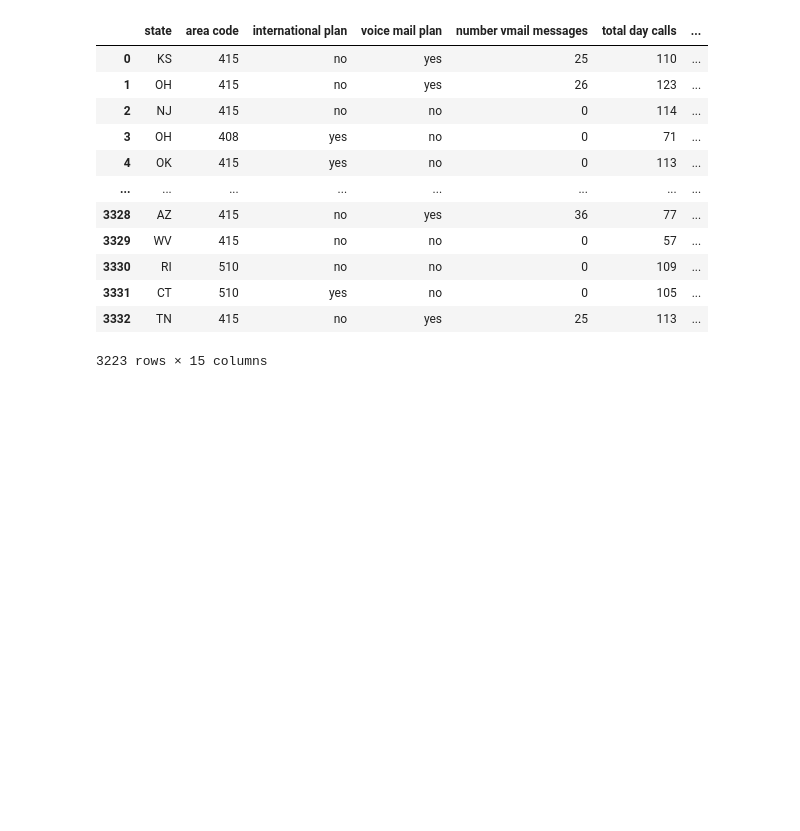
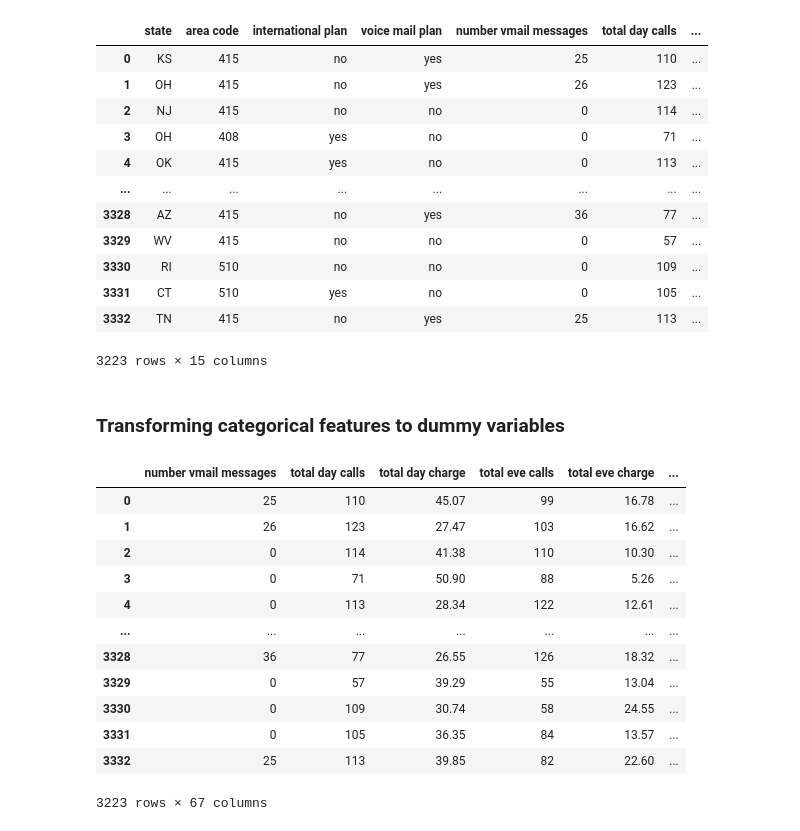
Before and after one commit to Amoskipkirui/Customer-churn-analysis, a Jupyter notebook: index.ipynb, the cells around one changed output. Saved outputs shown, nothing was run; the diff lists cells and outputs as text; code cells hidden in the pictures; blank space fills up the shorter version.

```diff
--- a/index.ipynb
+++ b/index.ipynb
@@ -433,3 +438,24 @@ df_cleaned2
 | 3331 | CT | 510 | yes | no | 0 | 105 | ... |
 | 3332 | TN | 415 | no | yes | 25 | 113 | ... |
 3223 rows × 15 columns
+# %% [markdown]
+### Transforming categorical features to dummy variables
+# %%
+encoded_columns = pd.get_dummies(df_cleaned2[categorical_columns])
+# Replace the categorical columns in the dataframe with the encoded columns
+df_cleaned2 = pd.concat([df_cleaned2.drop(categorical_columns, axis =1), encoded_columns], axis = 1)
+df_cleaned2
+# %% [output]
+|  | number vmail messages | total day calls | total day charge | total eve calls | total eve charge | ... |
+| 0 | 25 | 110 | 45.07 | 99 | 16.78 | ... |
+| 1 | 26 | 123 | 27.47 | 103 | 16.62 | ... |
+| 2 | 0 | 114 | 41.38 | 110 | 10.30 | ... |
+| 3 | 0 | 71 | 50.90 | 88 | 5.26 | ... |
+| 4 | 0 | 113 | 28.34 | 122 | 12.61 | ... |
+| ... | ... | ... | ... | ... | ... | ... |
+| 3328 | 36 | 77 | 26.55 | 126 | 18.32 | ... |
+| 3329 | 0 | 57 | 39.29 | 55 | 13.04 | ... |
+| 3330 | 0 | 109 | 30.74 | 58 | 24.55 | ... |
+| 3331 | 0 | 105 | 36.35 | 84 | 13.57 | ... |
+| 3332 | 25 | 113 | 39.85 | 82 | 22.60 | ... |
+3223 rows × 67 columns
```
Also changed, not shown: parts of 13 cells of this notebook.
